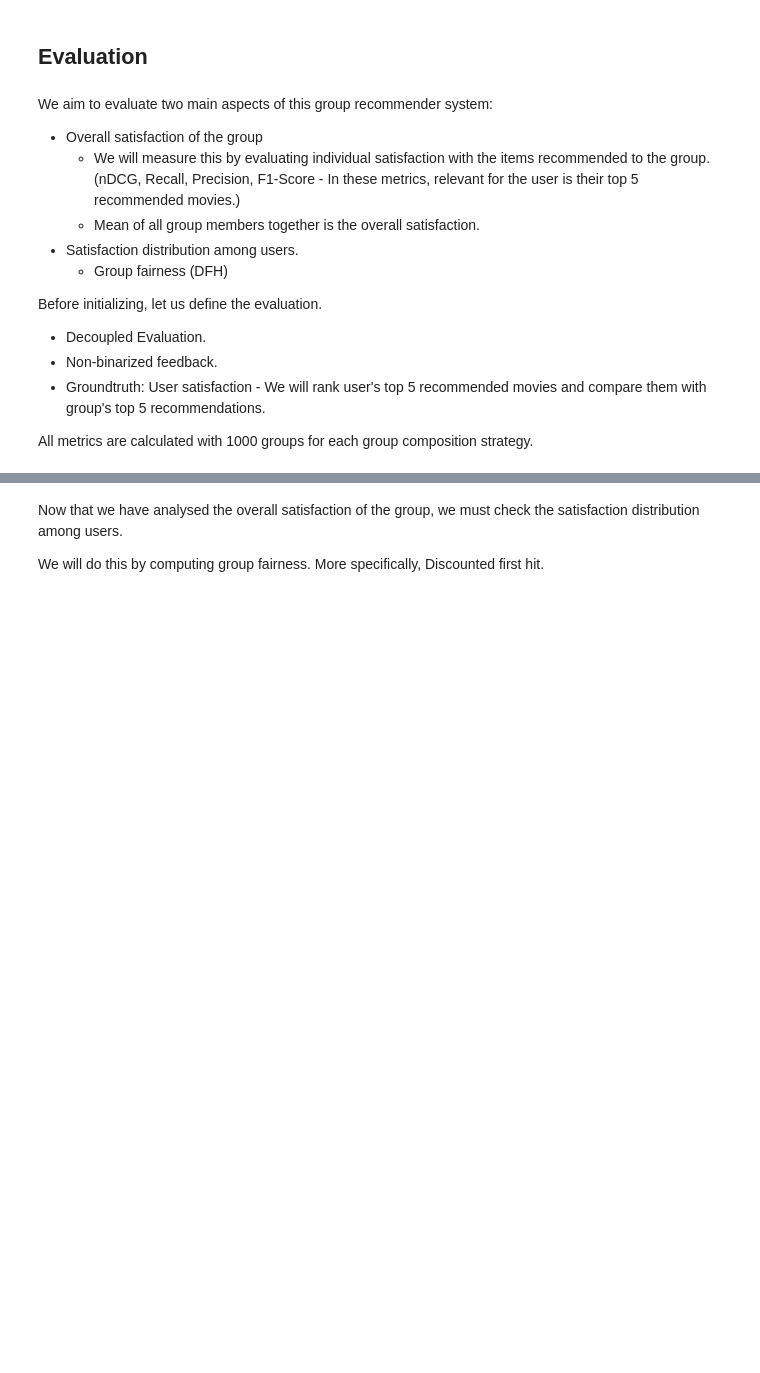
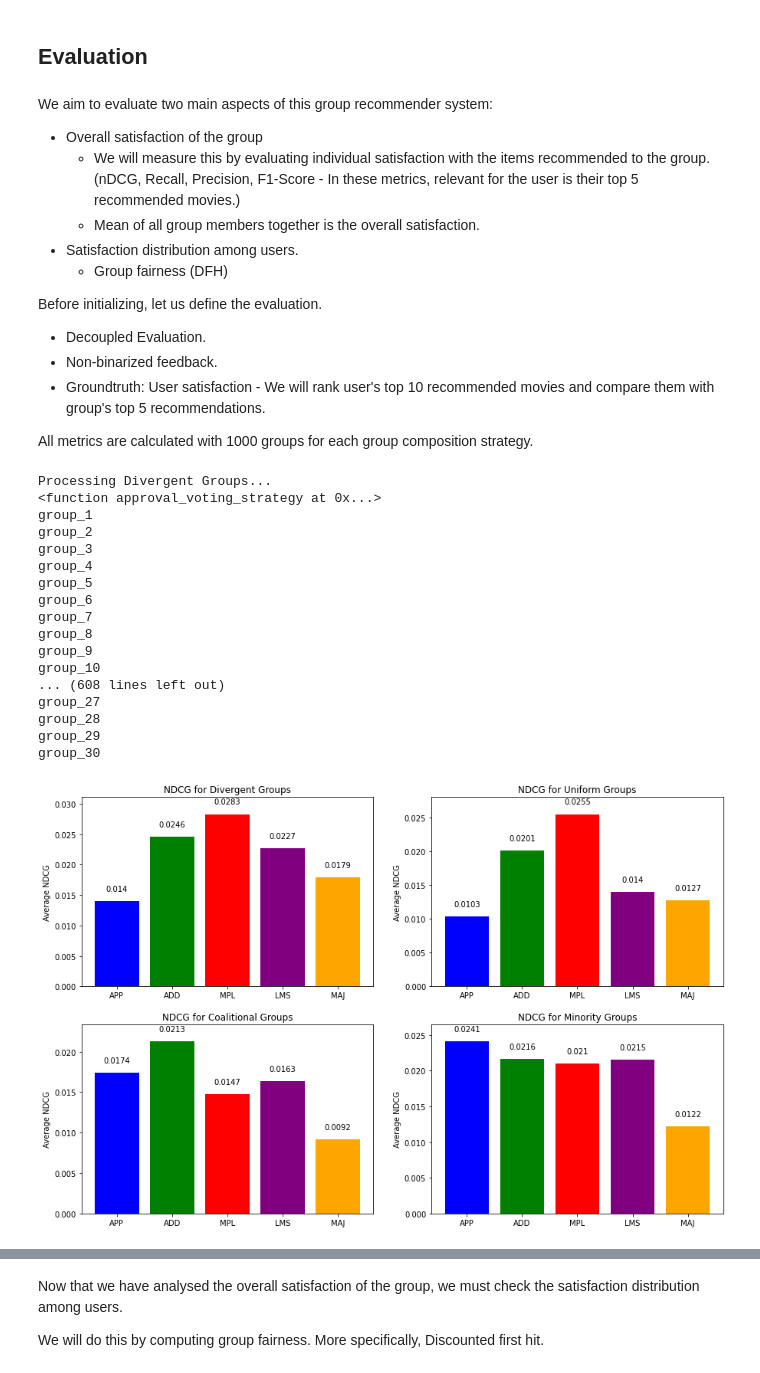
Before and after one commit to Liwia-Padowska/Movie_Recommender, a Jupyter notebook: GroupRecommender/group_rs.ipynb, the cells around one changed output, grey strips where cells are left out. Saved outputs shown, nothing was run; the diff lists cells and outputs as text; code cells hidden in the pictures; blank space fills up the shorter version.

```diff
--- a/GroupRecommender/group_rs.ipynb
+++ b/GroupRecommender/group_rs.ipynb
@@ -76,0 +74,27 @@ found 1 potential runtime problems - see https://boi.st/lkpy-perf
+# %%
+import pandas as pd
+from sklearn.model_selection import train_test_split
+from sklearn.feature_extraction.text import TfidfVectorizer
+from sklearn.neighbors import KNeighborsRegressor
+from sklearn.feature_extraction.text import TfidfVectorizer
+from nltk.corpus import stopwords
+from nltk.tokenize import word_tokenize
+import numpy as np
+
+def preprocess_plot_text(plot_text):
+    tokens = word_tokenize(plot_text.replace("|"," ")) # to split genres
+    stop_words = set(stopwords.words('english'))
+    filtered_tokens = [word.lower() for word in tokens if word.isalnum() and word.lower() not in stop_words]
+    return " ".join(filtered_tokens)
+
+movies_df['plot + title + genres'] = (movies_df['plot']+" "+movies_df['title']+" "+movies_df['genres']).apply(preprocess_plot_text)
+# %%
+def get_user_rated_movies_plots(user):
+    selected_user_ratings = data[data['user'] == user]
+    rated_item_ids = list(selected_user_ratings['item'])
+    rated_movies_df = movies_df[movies_df['item'].isin(rated_item_ids)]
+    rated_movies_df = rated_movies_df[['item','plot + title + genres']]
+    selected_user_ratings = selected_user_ratings.set_index('item')
+    rated_movies_df = rated_movies_df.join(selected_user_ratings['rating'], on='item')
+    rated_movies_df['user_id'] = user
+    return rated_movies_df
@@ -99,7 +165,7 @@ def getRecommendations(user_plots_ratings_df, user_id):
         'predicted_rating': y_pred
     })
     recommended_movies = pd.merge(not_rated_movies_predictions, movies_df, on='item')
-    recommended_movies = recommended_movies.sort_values(by='predicted_rating', ascending=False).head(5)
+    recommended_movies = recommended_movies.sort_values(by='predicted_rating', ascending=False).head(10)
     cosine_sim_matrix = cosine_similarity(X_not_rated_tfidf, X_tfidf)
     cosine_sim_df = pd.DataFrame(cosine_sim_matrix, index=X_not_rated_labels, columns=X_labels)
     return cosine_sim_df, recommended_movies
@@ -396,7 +462,7 @@ Before initializing, let us define the evaluation.
 
 - Decoupled Evaluation.
 - Non-binarized feedback.
-- Groundtruth: User satisfaction - We will rank user's top 5 recommended movies and compare them with group's top 5 recommendations.
+- Groundtruth: User satisfaction - We will rank user's top 10 recommended movies and compare them with group's top 5 recommendations.
 
 All metrics are calculated with 1000 groups for each group composition strategy.
 # %%
@@ -448,7 +514,7 @@ group_aggregation_strategies = [
 # for every group composition strategy
 for idx, (generator, name) in enumerate(group_generators):
     print(f"Processing {name}...")
-    groups = generator(grouped, 1000)
+    groups = generator(grouped, 30)
     f1_score_results = []
     map_results = []
     mrr_results = []
@@ -521,30 +587,49 @@ for idx, (generator, name) in enumerate(group_generators):
     axs2[idx].set_ylabel('Average Recall')
     max_ndcg = max(recall_results)
     offset = max(recall_results) * 0.05
     axs2[idx].set_ylim([0, max(recall_results) + offset * 2])
 
     for i, value in enumerate(recall_results):
         axs2[idx].text(i, value + offset, round(value, 4), ha='center', va='bottom')
 
     axs3[idx].bar(aggregation_names, precision_results, color=['blue', 'green', 'red', 'purple', 'orange', 'cyan'])
     axs3[idx].set_title(f'Precision for {name}')
     axs3[idx].set_ylabel('Average Precision')
     max_ndcg = max(precision_results)
     offset = max(precision_results) * 0.05
     axs3[idx].set_ylim([0, max(precision_results) + offset * 2])
 
     for i, value in enumerate(precision_results):
         axs3[idx].text(i, value + offset, round(value, 4), ha='center', va='bottom')
 
     axs4[idx].bar(aggregation_names, f1_score_results, color=['blue', 'green', 'red', 'purple', 'orange', 'cyan'])
     axs4[idx].set_title(f'F1-Score for {name}')
     axs4[idx].set_ylabel('Average F1-Score')
     max_value = max(f1_score_results)
     offset = max_value * 0.05
     axs4[idx].set_ylim([0, max_value + offset * 2])
 
     for i, value in enumerate(f1_score_results):
         axs4[idx].text(i, value + offset, round(value, 4), ha='center', va='bottom')
 
 plt.tight_layout()
 plt.show()
+# %% [output]
+Processing Divergent Groups...
+<function approval_voting_strategy at 0x...>
+group_1
+group_2
+group_3
+group_4
+group_5
+group_6
+group_7
+group_8
+group_9
+group_10
+... (608 lines left out)
+group_27
+group_28
+group_29
+group_30
+[figure, added]
```
Also changed, not shown: parts of 5 cells of this notebook, 2 other files.
